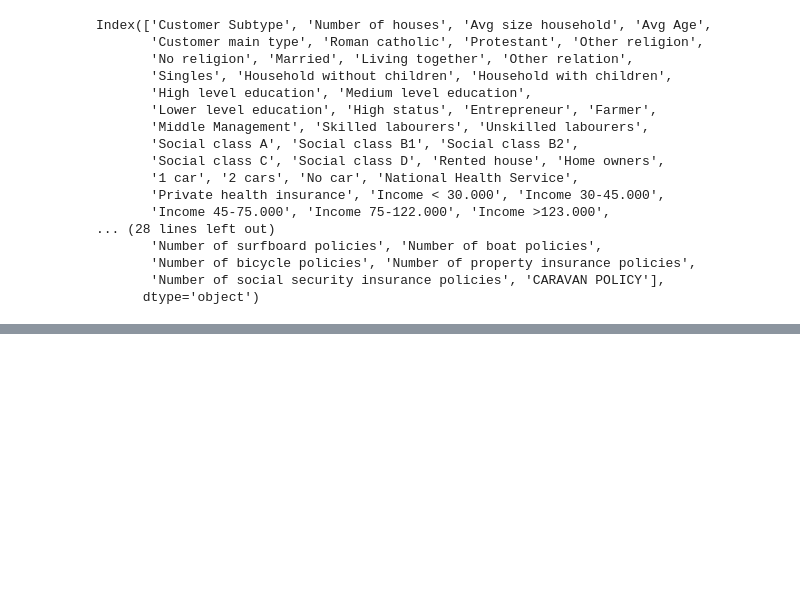
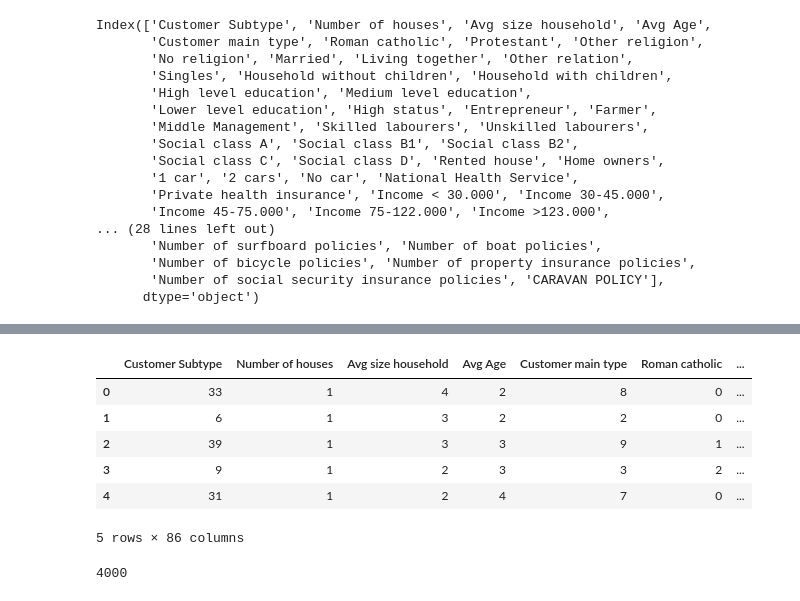
Before and after one commit to Parand-Mohri/Data_Mining, a Jupyter notebook: Lab 3 - Classification - Identifying Caravan-Insurance Customers/Untitled.ipynb, the cells around one changed output, grey strips where cells are left out. Drawn from its saved outputs; the diff is of its cells as text; code cells hidden in the pictures; blank space fills up the shorter version.

```diff
--- a/Lab 3 - Classification - Identifying Caravan-Insurance Customers/Untitled.ipynb
+++ b/Lab 3 - Classification - Identifying Caravan-Insurance Customers/Untitled.ipynb
@@ -35,0 +174,16 @@ Index(['Customer Subtype', 'Number of houses', 'Avg size household', 'Avg Age',
+# %%
+test_data = pd.read_csv("caravanTest.csv")
+# %%
+test_data.head()
+# %% [output]
+|  | Customer Subtype | Number of houses | Avg size household | Avg Age | Customer main type | Roman catholic | ... |
+| 0 | 33 | 1 | 4 | 2 | 8 | 0 | ... |
+| 1 | 6 | 1 | 3 | 2 | 2 | 0 | ... |
+| 2 | 39 | 1 | 3 | 3 | 9 | 1 | ... |
+| 3 | 9 | 1 | 2 | 3 | 3 | 2 | ... |
+| 4 | 31 | 1 | 2 | 4 | 7 | 0 | ... |
+5 rows × 86 columns
+# %%
+len(test_data)
+# %% [output]
+4000
```
Also changed, not shown: parts of 12 cells of this notebook, 4 other files.
